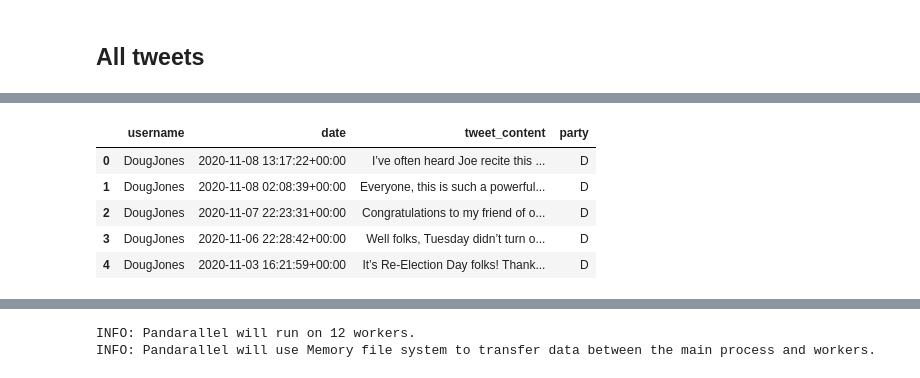
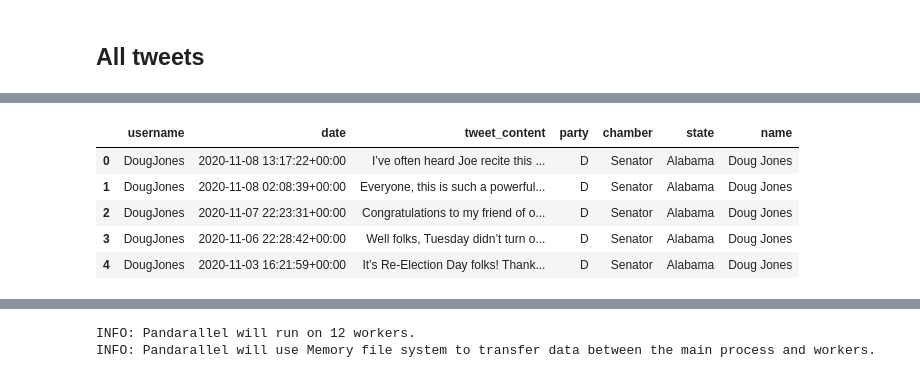
Before and after one commit to ajw2329/congress_twitter, a Jupyter notebook: notebooks/model_experiments.ipynb, the cells around one changed output, grey strips where cells are left out. Drawn from its saved outputs; the diff is of its cells as text; code cells hidden in the pictures.

```diff
--- a/notebooks/model_experiments.ipynb
+++ b/notebooks/model_experiments.ipynb
@@ -26,0 +21,15 @@ twitter_handles.head()
+# %%
+twitter_handles = pd.read_csv("../data/congress_twitter_handles.csv")\
+    .drop("Unnamed: 0", axis = "columns")\
+    .rename(columns = {
+        "Party": "party",
+        "Twitter": "username",
+        "Chamber of Congress": "chamber",
+        "Name": "name",
+        "State":"state"})\
+    .dropna(subset = ["username"])
+
+twitter_handles["username"] = twitter_handles["username"].apply(lambda x: x.replace("@", ""))
+twitter_handles["chamber"] = twitter_handles["chamber"].apply(lambda x: x.replace("U.S. ", ""))
+
+twitter_handles.head()
@@ -27,2 +43,10 @@ twitter_handles.head()
+# %%
+usernames = set([i.replace("@", "") for i in twitter_handles.username])
 # %% [markdown]
 ## All tweets
+# %%
+all_tweets = pd.read_csv("../output/all_tweets.csv")
+#    .join(twitter_handles, how = 'inner', on = ["username", "party"])
+
+all_tweets = pd.merge(all_tweets, twitter_handles, how = "inner", on = ["username", "party"])
+all_tweets.head()
@@ -29,11 +60,11 @@ twitter_handles.head()
 # %%
-all_tweets = pd.read_csv("../output/all_tweets.csv")
-all_tweets = all_tweets[["username", "date", "tweet_content", "party"]]
+all_tweets = all_tweets[all_tweets["username"].isin(usernames)]
+all_tweets = all_tweets[["username", "date", "tweet_content", "party", "chamber", "state", "name"]]
 all_tweets.head()
 # %% [output]
-|  | username | date | tweet_content | party |
-| 0 | DougJones | 2020-11-08 13:17:22+00:00 | I’ve often heard Joe recite this ... | D |
-| 1 | DougJones | 2020-11-08 02:08:39+00:00 | Everyone, this is such a powerful... | D |
-| 2 | DougJones | 2020-11-07 22:23:31+00:00 | Congratulations to my friend of o... | D |
-| 3 | DougJones | 2020-11-06 22:28:42+00:00 | Well folks, Tuesday didn’t turn o... | D |
-| 4 | DougJones | 2020-11-03 16:21:59+00:00 | It’s Re-Election Day folks! Thank... | D |
+|  | username | date | tweet_content | party | chamber | state | name |
+| 0 | DougJones | 2020-11-08 13:17:22+00:00 | I’ve often heard Joe recite this ... | D | Senator | Alabama | Doug Jones |
+| 1 | DougJones | 2020-11-08 02:08:39+00:00 | Everyone, this is such a powerful... | D | Senator | Alabama | Doug Jones |
+| 2 | DougJones | 2020-11-07 22:23:31+00:00 | Congratulations to my friend of o... | D | Senator | Alabama | Doug Jones |
+| 3 | DougJones | 2020-11-06 22:28:42+00:00 | Well folks, Tuesday didn’t turn o... | D | Senator | Alabama | Doug Jones |
+| 4 | DougJones | 2020-11-03 16:21:59+00:00 | It’s Re-Election Day folks! Thank... | D | Senator | Alabama | Doug Jones |
```
Also changed, not shown: parts of 11 cells of this notebook, 1 other file.
